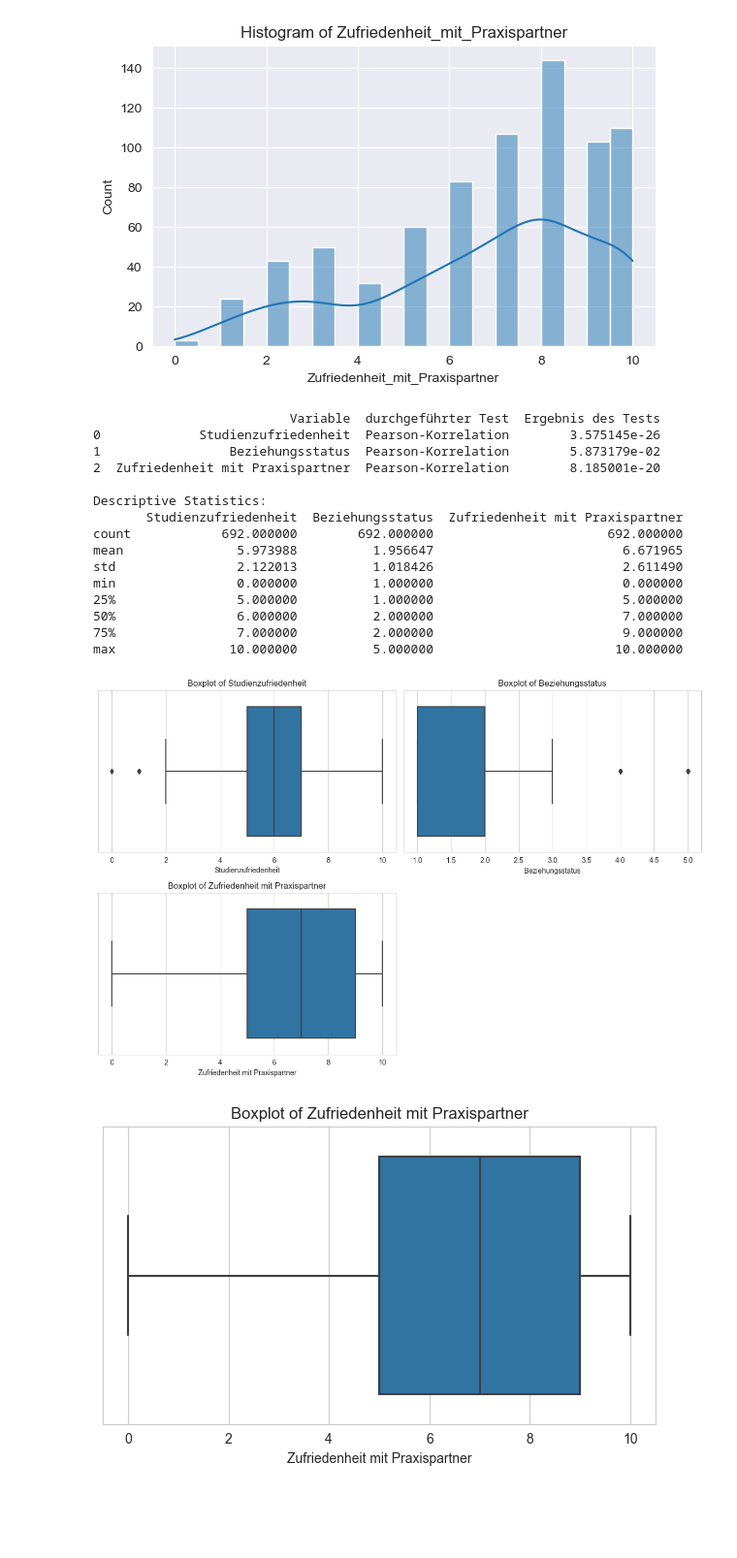
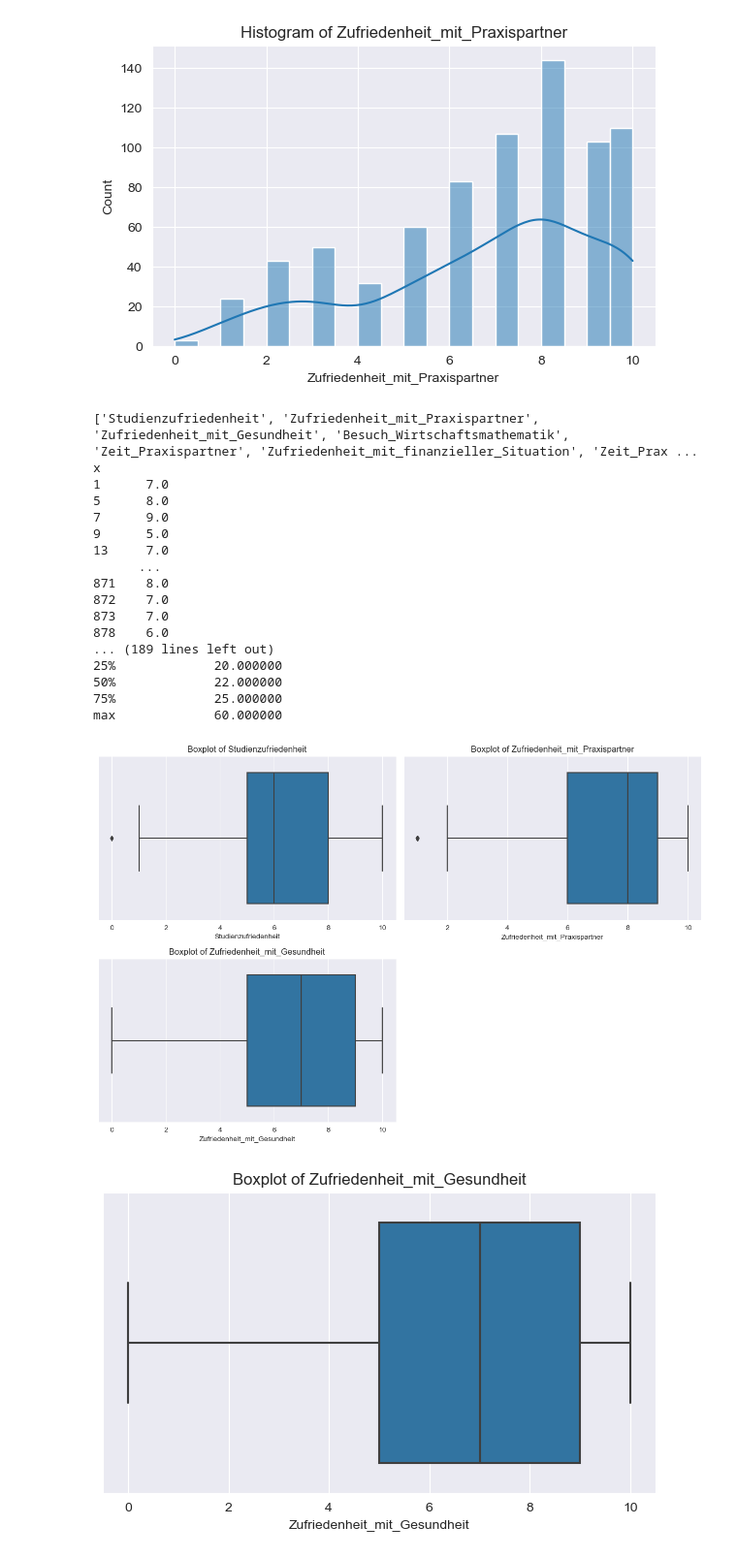
Before and after one commit to StefanDataCraft/praxis_Statistik, a Jupyter notebook: uni_2CNA.ipynb, the cells around one changed output. Shown at 97% size. Saved outputs shown, nothing was run; the diff lists cells and outputs as text; code cells hidden in the pictures; blank space fills up the shorter version.

```diff
--- a/uni_2CNA.ipynb
+++ b/uni_2CNA.ipynb
@@ -156,13 +156,17 @@ import numpy as np
 import scipy.stats as stats
 import matplotlib.pyplot as plt
 import seaborn as sns
+import make_uni_df
 
 # Read the data
-uni_df = pd.read_excel("C:\\Users\\User\\Desktop\\Statistik\\Project\\Fallstudiendaten_Uni.xlsx")
-
+uni_df = make_uni_df.get_dummied_df()
+uni_df = uni_df[['Lebenszufriedenheit','Studienzufriedenheit','Zufriedenheit_mit_Praxispartner','Zufriedenheit_mit_Gesundheit','Besuch_Wirtschaftsmathematik','Zeit_Praxispartner','Zufriedenheit_mit_finanzieller_Situation','Zeit_Praxispartner']]
 dependent_variable = 'Lebenszufriedenheit'
-selected_variables = ['Studienzufriedenheit', 'Beziehungsstatus', 'Zufriedenheit mit Praxispartner']
-
+#selected_variables = ['Studienzufriedenheit', 'Beziehungsstatus', 'Zufriedenheit mit Praxispartner']
+#print(type(selected_variables))
+selected_variables = list(uni_df.columns)
+selected_variables.remove('Lebenszufriedenheit')
+print(selected_variables)
 
 uni_df_cleaned = uni_df[selected_variables + [dependent_variable]].dropna()
 
@@ -176,8 +180,13 @@ if all(var in uni_df_cleaned.columns for var in selected_variables):
         if pd.api.types.is_numeric_dtype(x):
 
             x = x.replace([np.inf, -np.inf], np.nan).dropna()
-
+            print("x")
+            print(x)
+            print("y")
+            print(y)
             corr, p_value = stats.pearsonr(x, y)
+            #corr = "Test"
+            #p_value = 0.05
             test_name = 'Pearson-Korrelation'
         elif pd.api.types.is_categorical_dtype(x):
             contingency_table = pd.crosstab(x, y)
@@ -200,47 +209,49 @@ if all(var in uni_df_cleaned.columns for var in selected_variables):
         plt.subplot(2, 2, i+1)
         sns.boxplot(x=variable, data=uni_df_cleaned)
         plt.title(f"Boxplot of {variable}")
     plt.tight_layout()
     plt.show()
 
     plt.figure(figsize=(6, 4))
     sns.boxplot(x=selected_variables[2], data=uni_df_cleaned)
     plt.title(f"Boxplot of {selected_variables[2]}")
     plt.tight_layout()
     plt.show()
 
     # Histograms for the selected variables
     plt.figure(figsize=(12, 8))
     for i, variable in enumerate(selected_variables[:3]):
         plt.subplot(2, 2, i+1)
         sns.histplot(uni_df_cleaned[variable], bins=20, kde=True)
         plt.title(f"Histogram of {variable}")
     plt.tight_layout()
     plt.show()
 
     plt.figure(figsize=(6, 4))
     sns.histplot(uni_df_cleaned[selected_variables[2]], bins=20, kde=True)
     plt.title(f"Histogram of {selected_variables[2]}")
     plt.tight_layout()
     plt.show()
 
 else:
     print("Die ausgewählten Variablen sind nicht im DataFrame vorhanden.")
 # %% [output]
-                          Variable  durchgeführter Test  Ergebnis des Tests
-0             Studienzufriedenheit  Pearson-Korrelation        3.575145e-26
-1                 Beziehungsstatus  Pearson-Korrelation        5.873179e-02
-2  Zufriedenheit mit Praxispartner  Pearson-Korrelation        8.185001e-20
-
-Descriptive Statistics:
-       Studienzufriedenheit  Beziehungsstatus  Zufriedenheit mit Praxispartner
-count            692.000000        692.000000                       692.000000
-mean               5.973988          1.956647                         6.671965
-std                2.122013          1.018426                         2.611490
-min                0.000000          1.000000                         0.000000
-25%                5.000000          1.000000                         5.000000
-50%                6.000000          2.000000                         7.000000
-75%                7.000000          2.000000                         9.000000
-max               10.000000          5.000000                        10.000000
+['Studienzufriedenheit', 'Zufriedenheit_mit_Praxispartner', 'Zufriedenheit_mit_Gesundheit', 'Besuch_Wirtschaftsmathematik', 'Zeit_Praxispartner', 'Zufriedenheit_mit_finanzieller_Situation', 'Zeit_Prax ...
+x
+1      7.0
+5      8.0
+7      9.0
+9      5.0
+13     7.0
+      ...
+871    8.0
+872    7.0
+873    7.0
+878    6.0
+... (189 lines left out)
+25%             20.000000
+50%             22.000000
+75%             25.000000
+max             60.000000
-[figure, old version]
+[figure, new version]
-[figure, old version]
+[figure, new version]
```
Also changed, not shown: parts of 1 cell of this notebook, 1 other file.
